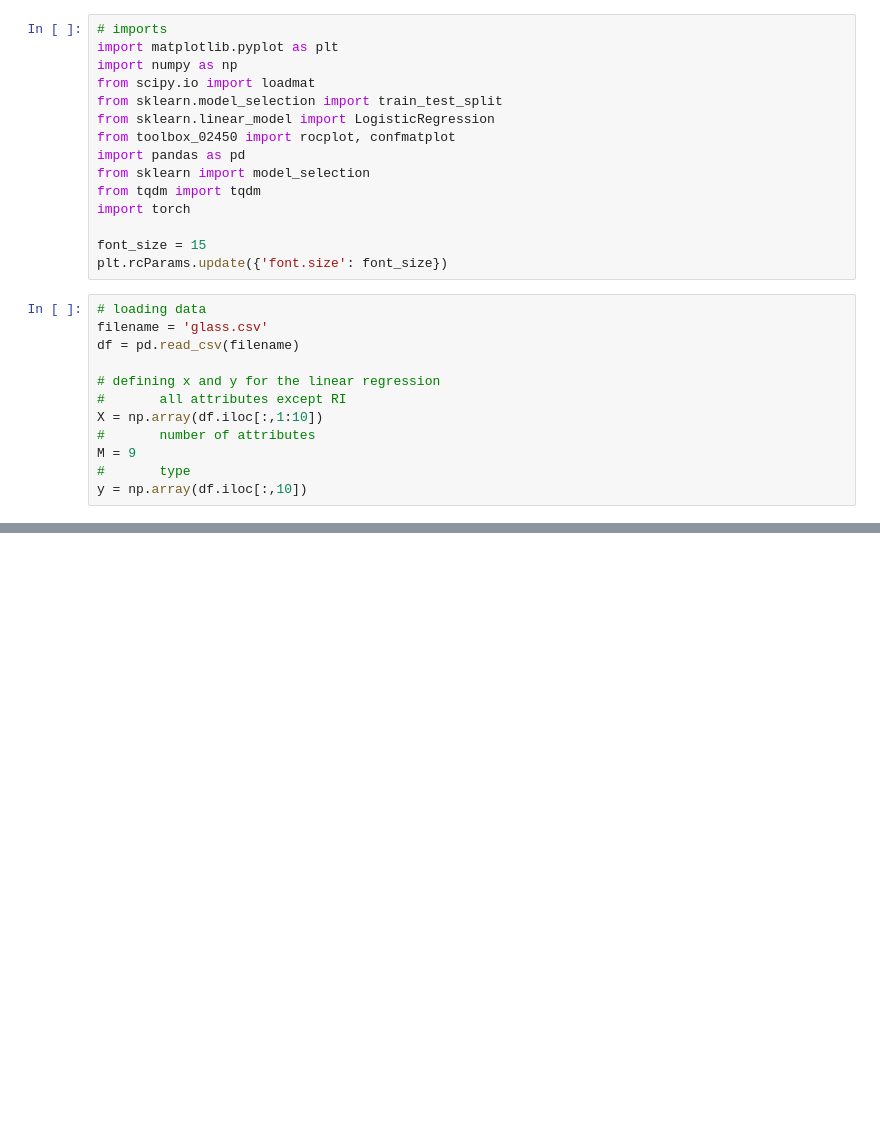
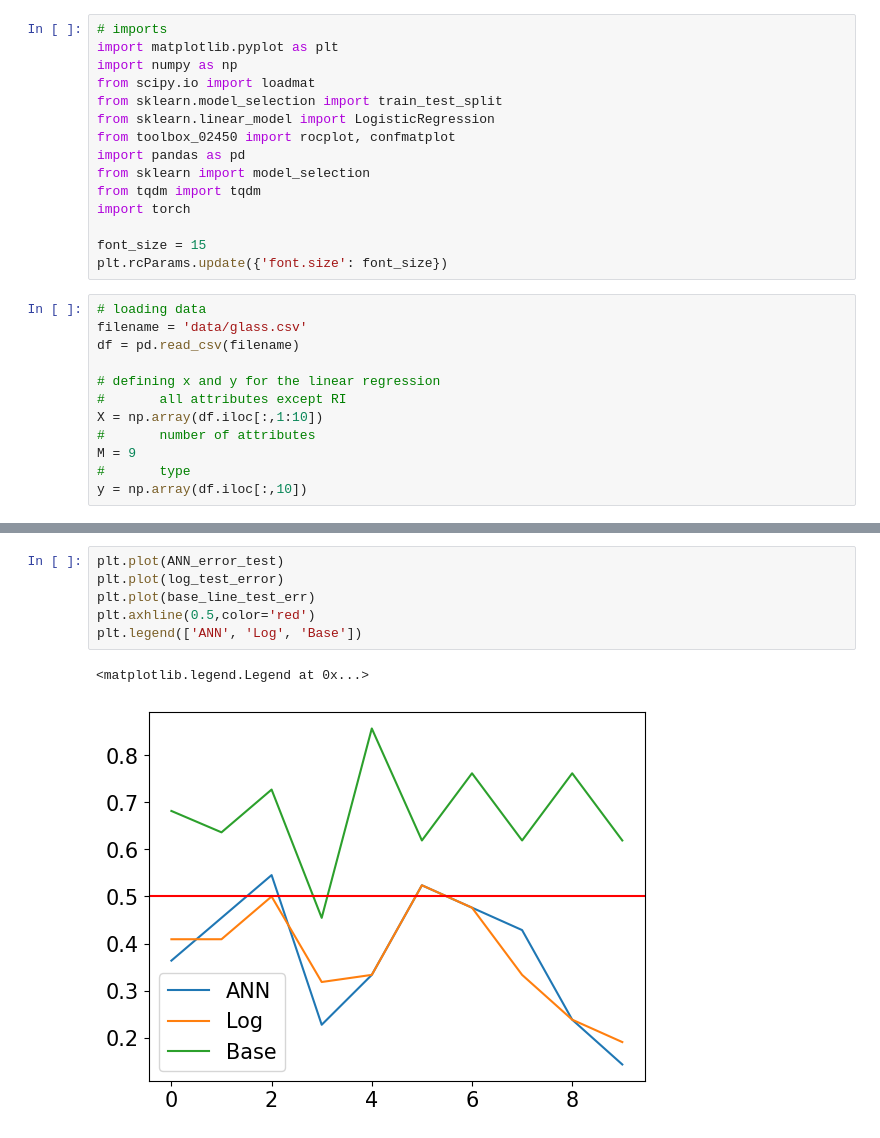
Before and after one commit to NikolajHee/MLDM-Assignment-2, a Jupyter notebook: classification.ipynb, the cells around one changed output, grey strips where cells are left out. Cells and saved outputs as stored; diff of their text form; blank space fills up the shorter version.

```diff
--- a/classification.ipynb
+++ b/classification.ipynb
@@ -19,7 +19,7 @@ font_size = 15
 plt.rcParams.update({'font.size': font_size})
 # %%
 # loading data
-filename = 'glass.csv'
+filename = 'data/glass.csv'
 df = pd.read_csv(filename)
 
 # defining x and y for the linear regression
@@ -447,0 +337,9 @@ Outer fold i    | h               E_ANN           lambda          E_log
+# %%
+plt.plot(ANN_error_test)
+plt.plot(log_test_error)
+plt.plot(base_line_test_err)
+plt.axhline(0.5,color='red')
+plt.legend(['ANN', 'Log', 'Base'])
+# %% [output]
+<matplotlib.legend.Legend at 0x...>
+[figure, added]
```
Also changed, not shown: parts of 3 cells of this notebook, 2 other files.
